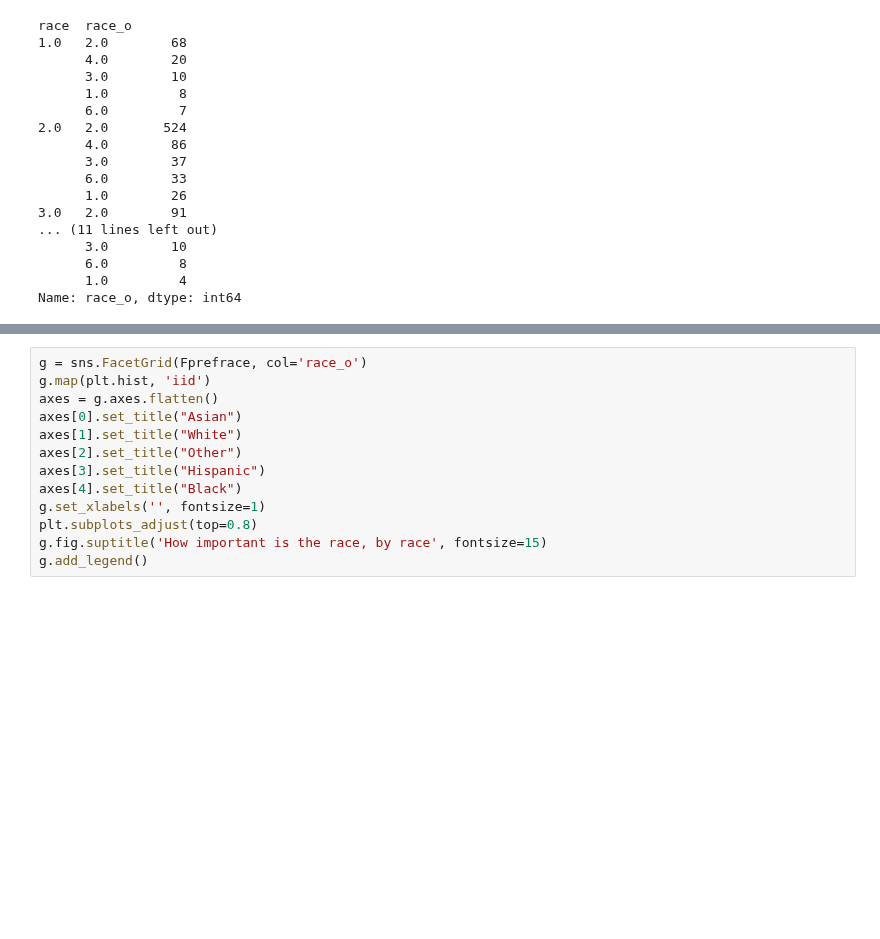
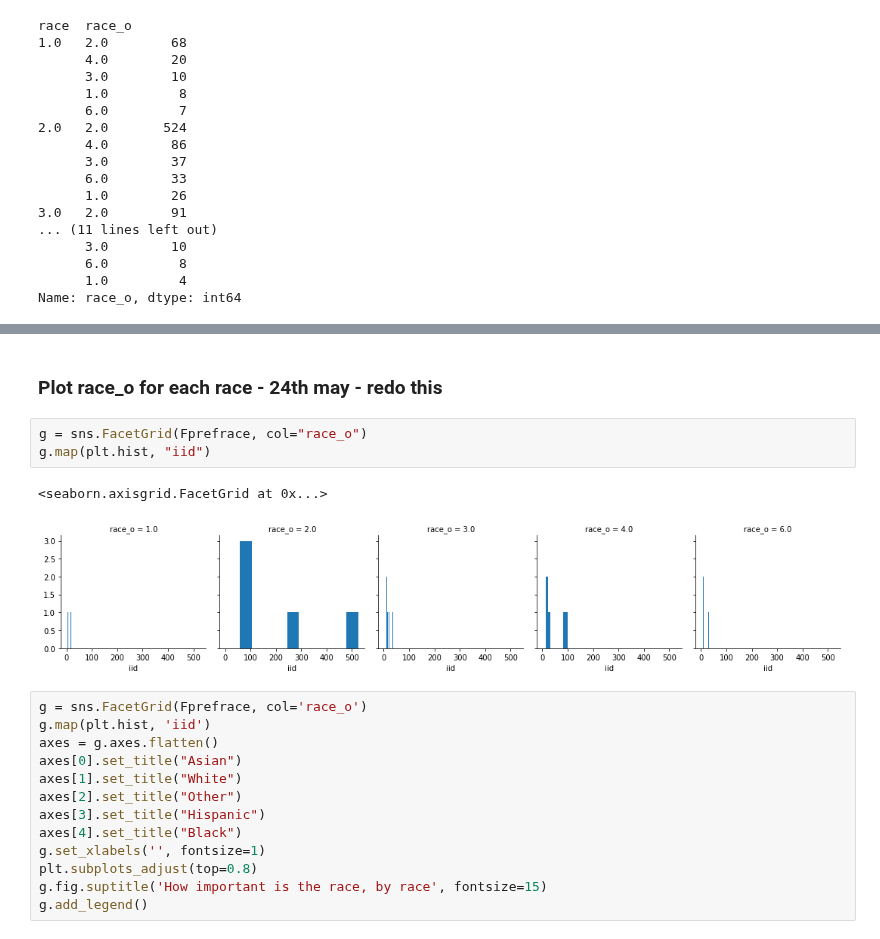
Before and after one commit to kshitijasankhe/SpeedDatingDataset, a Jupyter notebook: Findings.ipynb, the cells around one changed output, grey strips where cells are left out. Drawn from its saved outputs; the diff is of its cells as text; blank space fills up the shorter version.

```diff
--- a/Findings.ipynb
+++ b/Findings.ipynb
@@ -331,3 +357,11 @@ Fprefrace.reset_index(inplace = True)
+# %% [markdown]
+### Plot race_o for each race - 24th may - redo this
+# %%
+g = sns.FacetGrid(Fprefrace, col="race_o")
+g.map(plt.hist, "iid")
+# %% [output]
+<seaborn.axisgrid.FacetGrid at 0x...>
+[figure, added]
 # %%
 g = sns.FacetGrid(Fprefrace, col='race_o')
 g.map(plt.hist, 'iid')
```
Also changed, not shown: parts of 5 cells of this notebook.
